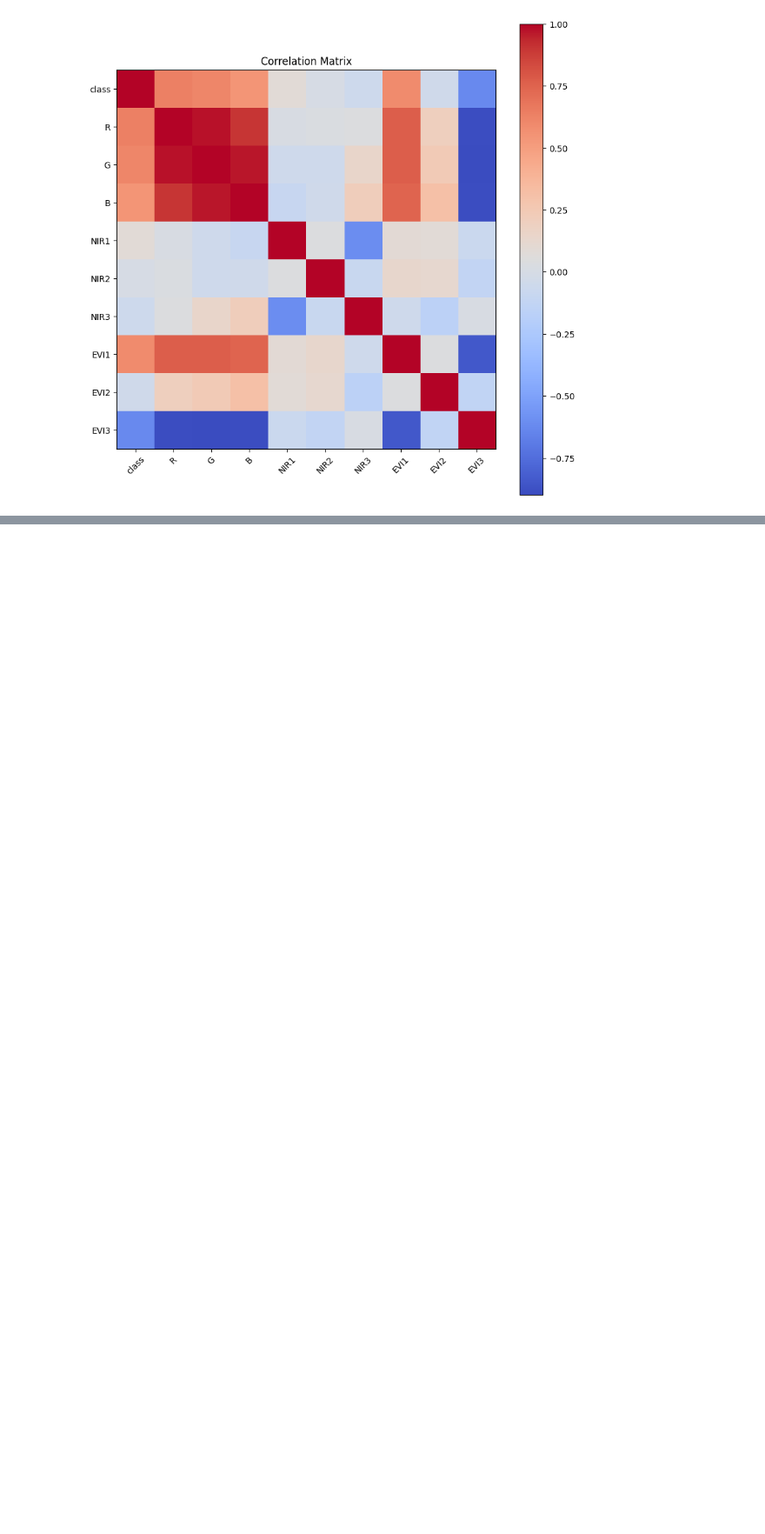
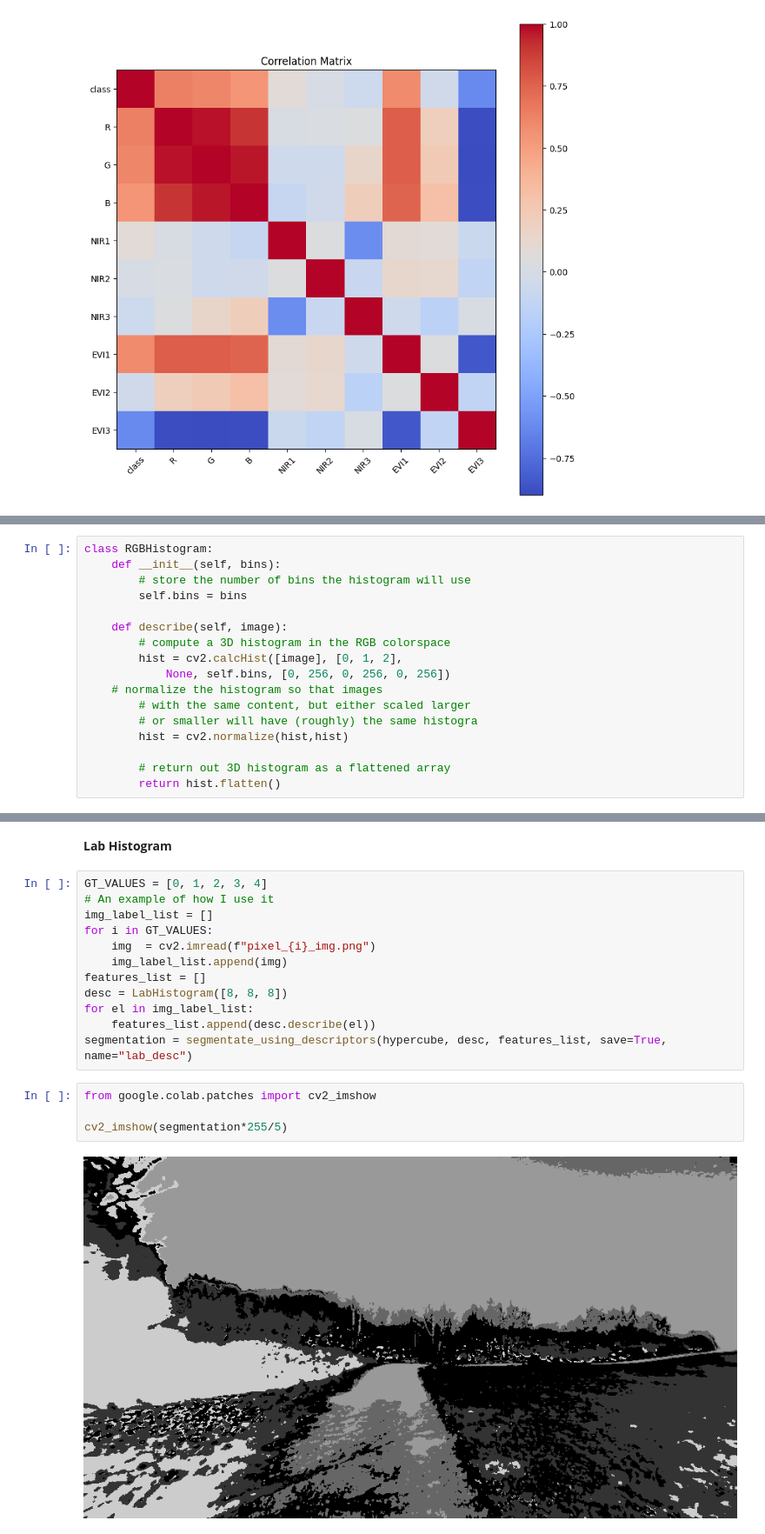
Before and after one commit to sergioesro/lsma-freigburg-forest-segmentation, a Jupyter notebook: LSMA_Final_Project.ipynb, the cells around one changed output, grey strips where cells are left out. Shown at 87% size. Cells and saved outputs as stored; diff of their text form; blank space fills up the shorter version.

```diff
--- a/LSMA_Final_Project.ipynb
+++ b/LSMA_Final_Project.ipynb
@@ -503,0 +539,17 @@ plt.show()
+# %%
+class RGBHistogram:
+	def __init__(self, bins):
+		# store the number of bins the histogram will use
+		self.bins = bins
+
+	def describe(self, image):
+		# compute a 3D histogram in the RGB colorspace
+		hist = cv2.calcHist([image], [0, 1, 2],
+			None, self.bins, [0, 256, 0, 256, 0, 256])
+  	# normalize the histogram so that images
+		# with the same content, but either scaled larger
+		# or smaller will have (roughly) the same histogra
+		hist = cv2.normalize(hist,hist)
+
+		# return out 3D histogram as a flattened array
+		return hist.flatten()
@@ -503,0 +710,20 @@ plt.show()
+# %% [markdown]
+**Lab Histogram**
+# %%
+GT_VALUES = [0, 1, 2, 3, 4]
+# An example of how I use it
+img_label_list = []
+for i in GT_VALUES:
+    img  = cv2.imread(f"pixel_{i}_img.png")
+    img_label_list.append(img)
+features_list = []
+desc = LabHistogram([8, 8, 8])
+for el in img_label_list:
+    features_list.append(desc.describe(el))
+segmentation = segmentate_using_descriptors(hypercube, desc, features_list, save=True, name="lab_desc")
+# %%
+from google.colab.patches import cv2_imshow
+
+cv2_imshow(segmentation*255/5)
+# %% [output]
+[figure, added]
```
Also changed, not shown: parts of 66 cells of this notebook, 11 other files.
